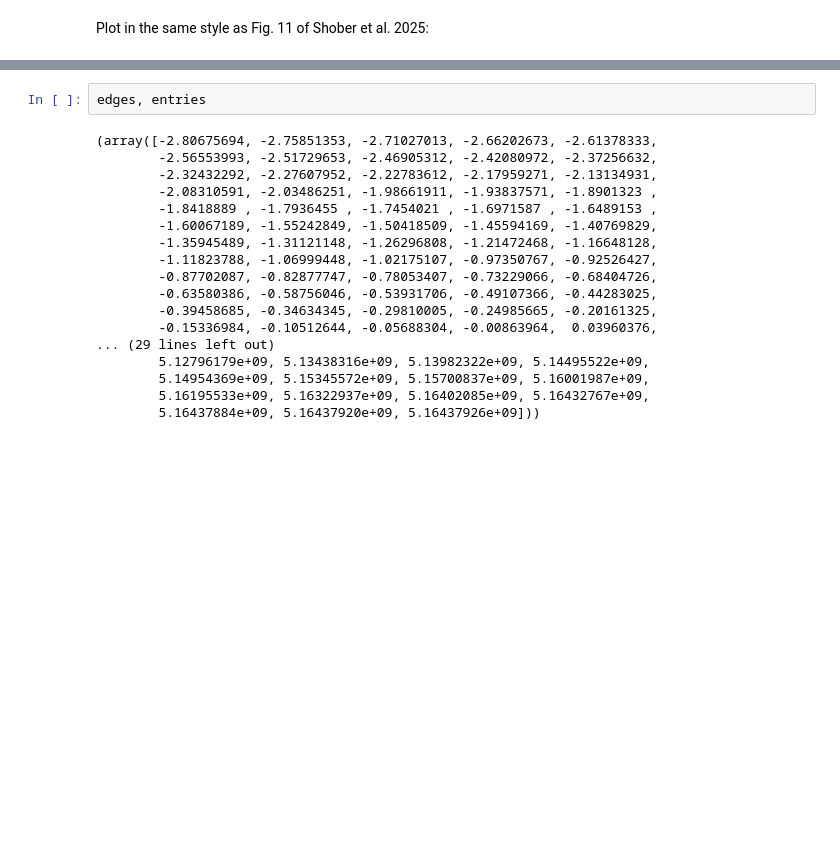
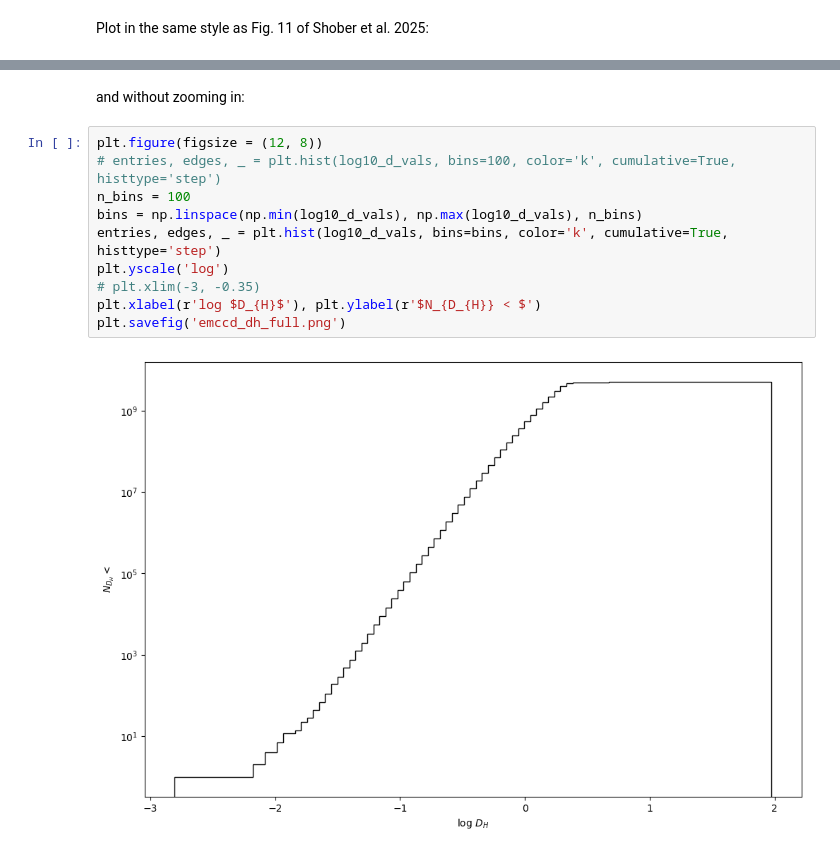
Before and after one commit to ia-chow/Thesis, a Jupyter notebook: dynamics/emccd_d_vals_plotting_full.ipynb, the cells around one changed output, grey strips where cells are left out. Drawn from its saved outputs; the diff is of its cells as text; blank space fills up the shorter version.

```diff
--- a/dynamics/emccd_d_vals_plotting_full.ipynb
+++ b/dynamics/emccd_d_vals_plotting_full.ipynb
@@ -23,20 +29,14 @@ plt.savefig('emccd_d_vals_step_ew_bins.png')
-# %%
-edges, entries
-# %% [output]
-(array([-2.80675694, -2.75851353, -2.71027013, -2.66202673, -2.61378333,
-        -2.56553993, -2.51729653, -2.46905312, -2.42080972, -2.37256632,
-        -2.32432292, -2.27607952, -2.22783612, -2.17959271, -2.13134931,
-        -2.08310591, -2.03486251, -1.98661911, -1.93837571, -1.8901323 ,
-        -1.8418889 , -1.7936455 , -1.7454021 , -1.6971587 , -1.6489153 ,
-        -1.60067189, -1.55242849, -1.50418509, -1.45594169, -1.40769829,
-        -1.35945489, -1.31121148, -1.26296808, -1.21472468, -1.16648128,
-        -1.11823788, -1.06999448, -1.02175107, -0.97350767, -0.92526427,
-        -0.87702087, -0.82877747, -0.78053407, -0.73229066, -0.68404726,
-        -0.63580386, -0.58756046, -0.53931706, -0.49107366, -0.44283025,
-        -0.39458685, -0.34634345, -0.29810005, -0.24985665, -0.20161325,
-        -0.15336984, -0.10512644, -0.05688304, -0.00863964,  0.03960376,
-... (29 lines left out)
-        5.12796179e+09, 5.13438316e+09, 5.13982322e+09, 5.14495522e+09,
-        5.14954369e+09, 5.15345572e+09, 5.15700837e+09, 5.16001987e+09,
-        5.16195533e+09, 5.16322937e+09, 5.16402085e+09, 5.16432767e+09,
-        5.16437884e+09, 5.16437920e+09, 5.16437926e+09]))
+# %% [markdown]
+and without zooming in:
+# %%
+plt.figure(figsize = (12, 8))
+# entries, edges, _ = plt.hist(log10_d_vals, bins=100, color='k', cumulative=True, histtype='step')
+n_bins = 100
+bins = np.linspace(np.min(log10_d_vals), np.max(log10_d_vals), n_bins)
+entries, edges, _ = plt.hist(log10_d_vals, bins=bins, color='k', cumulative=True, histtype='step')
+plt.yscale('log')
+# plt.xlim(-3, -0.35)
+plt.xlabel(r'log $D_{H}$'), plt.ylabel(r'$N_{D_{H}} < $')
+plt.savefig('emccd_dh_full.png')
+# %% [output]
+[figure, added]
```
Also changed, not shown: parts of 3 cells of this notebook, 7 other files.
